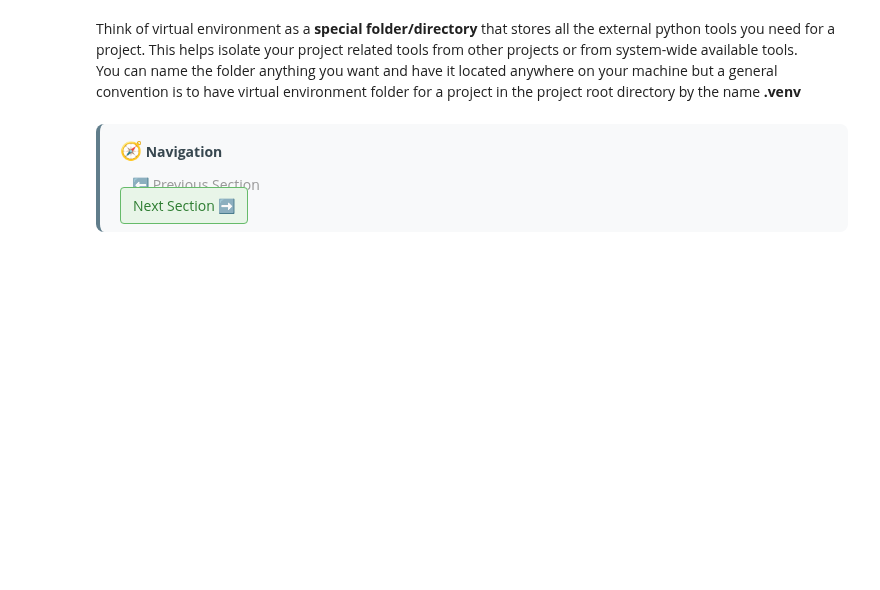
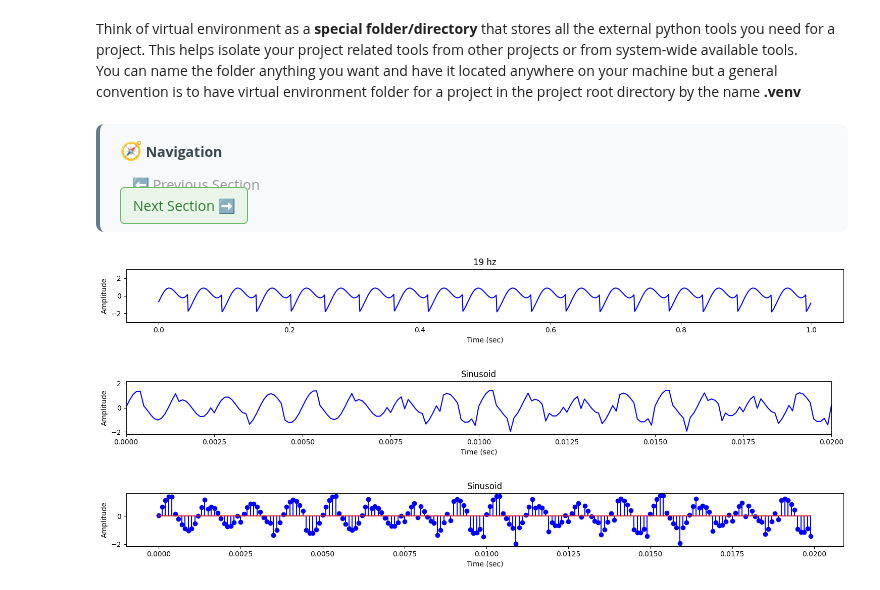
Before and after one commit to meluron-codecafe/devquest, a Jupyter notebook: notebooks/01-01.ipynb, the cells around one changed output. Drawn from its saved outputs; the diff is of its cells as text; code cells hidden in the pictures; blank space fills up the shorter version.

```diff
--- a/notebooks/01-01.ipynb
+++ b/notebooks/01-01.ipynb
@@ -18,0 +21,24 @@ Next Section ➡️
+# %%
+from IPython.display import display, clear_output
+import time
+
+for f in range(10, 20, 1):
+    clear_output(wait=True)
+    sine = AudioWaveformGenerator.generate_sinusoid(f=f, sr=1000)
+    saw =  AudioWaveformGenerator.generate_sawtooth(f=f, phi=1, sr=1000)
+    display((sine + saw).plot(title=f"{f} hz", ylim=(-3, 3)))
+    time.sleep(0.1)
+# %% [output]
+[figure, added]
+# %%
+sine = AudioWaveformGenerator.generate_sinusoid(f=800, sr=10000, duration=5)
+saw = AudioWaveformGenerator.generate_sawtooth(A=0.5,f=1005, phi=0.4, sr=10000, duration=5)
+square = AudioWaveformGenerator.generate_square(A=0.5,f=1000, phi=0.4, sr=10000, duration=10).crop(5, 10)
+y = sine + saw + square
+y.plot(xlim=(0, 0.02))
+# %% [output]
+[figure, added]
+# %%
+y.crop(0, 0.02).plot(stem=True)
+# %% [output]
+[figure, added]
```
Also changed, not shown: parts of 2 cells of this notebook, 3 other files.
